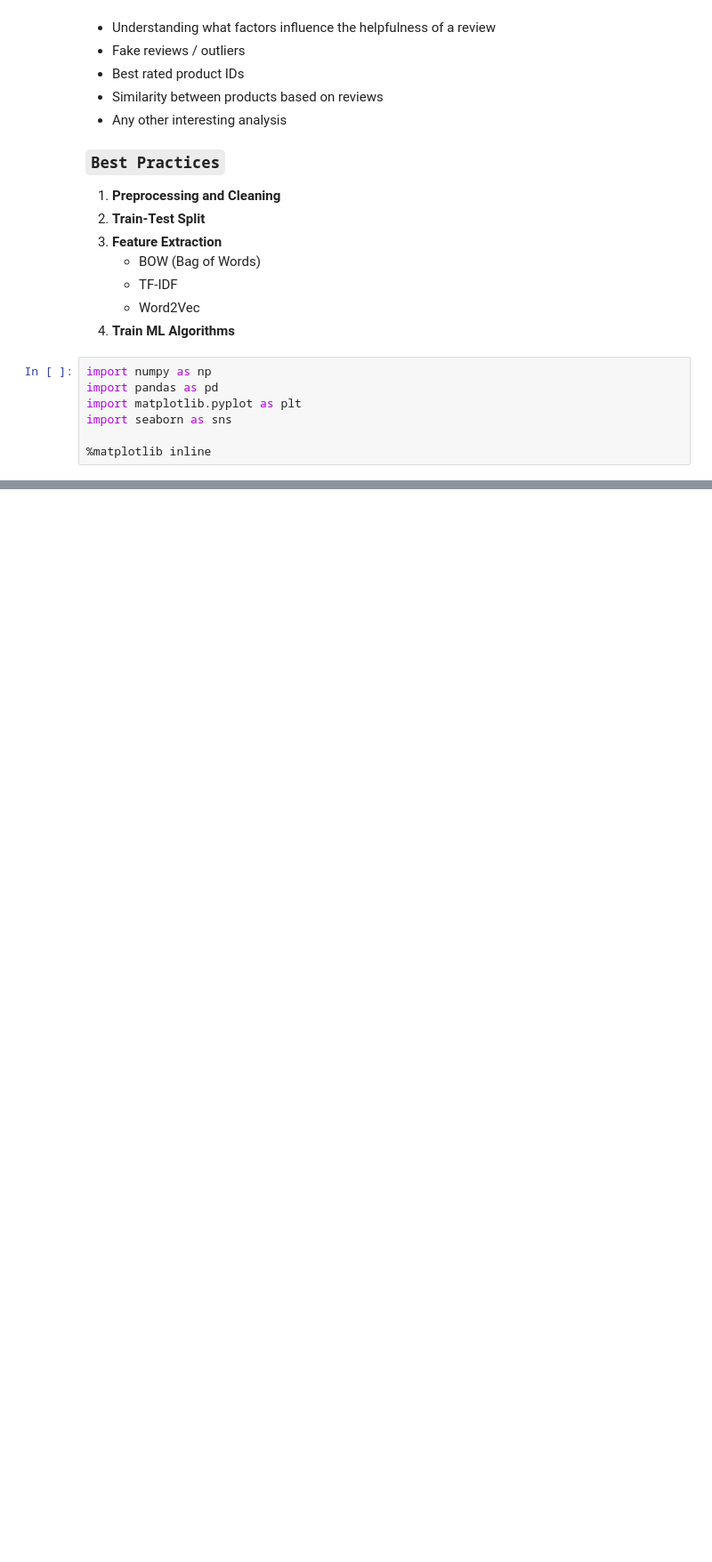
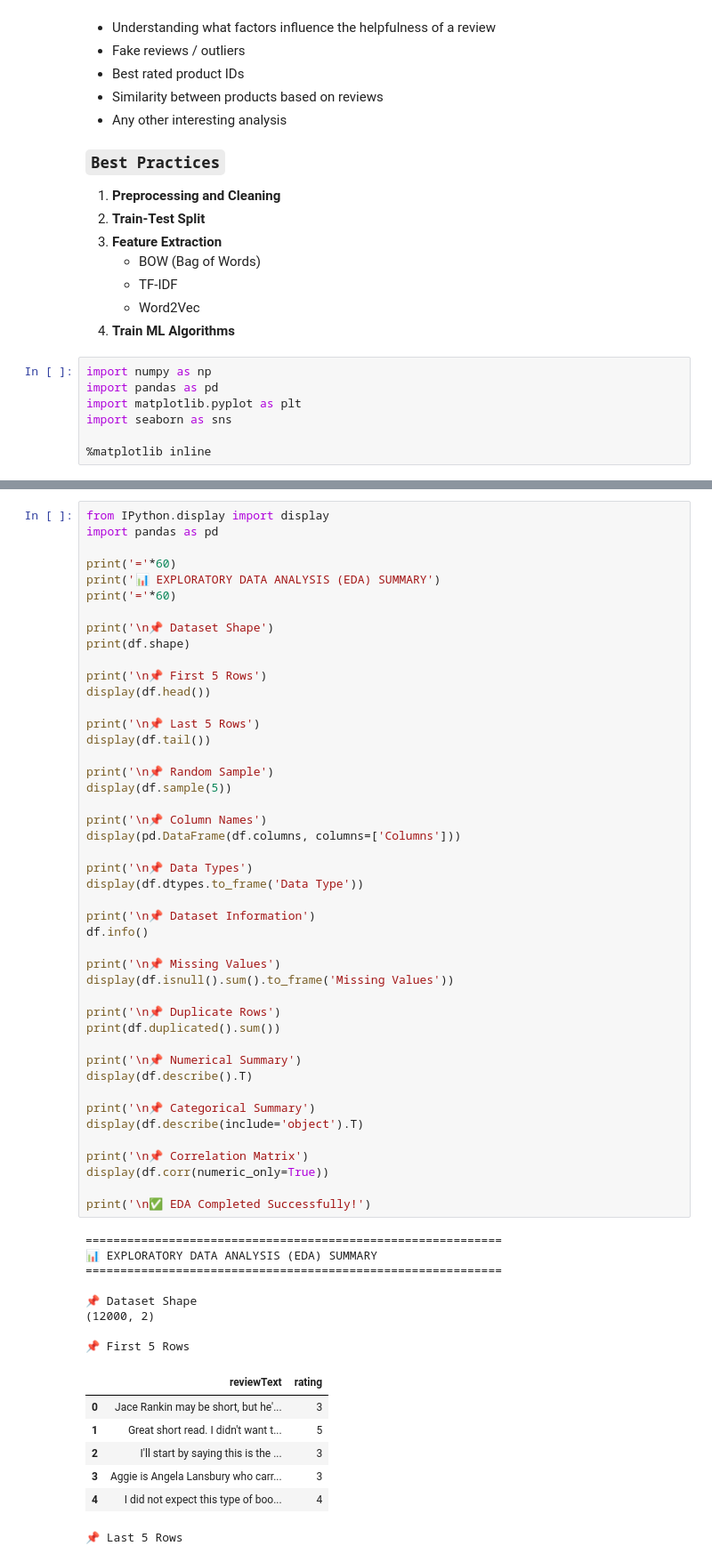
Before and after one commit to DEVELOPER-MANISH007/Data-Science--Course-Progress, a Jupyter notebook: 27. NLP For Machine Learning/17.part-1Kindle REview Sentiment Analysis/main.ipynb, the cells around one changed output, grey strips where cells are left out. Shown at 89% size. Cells and saved outputs as stored; diff of their text form; blank space fills up the shorter version.

```diff
--- a/27. NLP For Machine Learning/17.part-1Kindle REview Sentiment Analysis/main.ipynb
+++ b/27. NLP For Machine Learning/17.part-1Kindle REview Sentiment Analysis/main.ipynb
@@ -199,0 +221,61 @@ memory usage: 1.0+ MB
+# %%
+from IPython.display import display
+import pandas as pd
+
+print('='*60)
+print('📊 EXPLORATORY DATA ANALYSIS (EDA) SUMMARY')
+print('='*60)
+
+print('\n📌 Dataset Shape')
+print(df.shape)
+
+print('\n📌 First 5 Rows')
+display(df.head())
+
+print('\n📌 Last 5 Rows')
+display(df.tail())
+
+print('\n📌 Random Sample')
+display(df.sample(5))
+
+print('\n📌 Column Names')
+display(pd.DataFrame(df.columns, columns=['Columns']))
+
+print('\n📌 Data Types')
+display(df.dtypes.to_frame('Data Type'))
+
+print('\n📌 Dataset Information')
+df.info()
+
+print('\n📌 Missing Values')
+display(df.isnull().sum().to_frame('Missing Values'))
+
+print('\n📌 Duplicate Rows')
+print(df.duplicated().sum())
+
+print('\n📌 Numerical Summary')
+display(df.describe().T)
+
+print('\n📌 Categorical Summary')
+display(df.describe(include='object').T)
+
+print('\n📌 Correlation Matrix')
+display(df.corr(numeric_only=True))
+
+print('\n✅ EDA Completed Successfully!')
+# %% [output]
+============================================================
+📊 EXPLORATORY DATA ANALYSIS (EDA) SUMMARY
+============================================================
+
+📌 Dataset Shape
+(12000, 2)
+
+📌 First 5 Rows
+|  | reviewText | rating |
+| 0 | Jace Rankin may be short, but he'... | 3 |
+| 1 | Great short read. I didn't want t... | 5 |
+| 2 | I'll start by saying this is the ... | 3 |
+| 3 | Aggie is Angela Lansbury who carr... | 3 |
+| 4 | I did not expect this type of boo... | 4 |
+📌 Last 5 Rows
```
Also changed, not shown: parts of 28 cells of this notebook.
